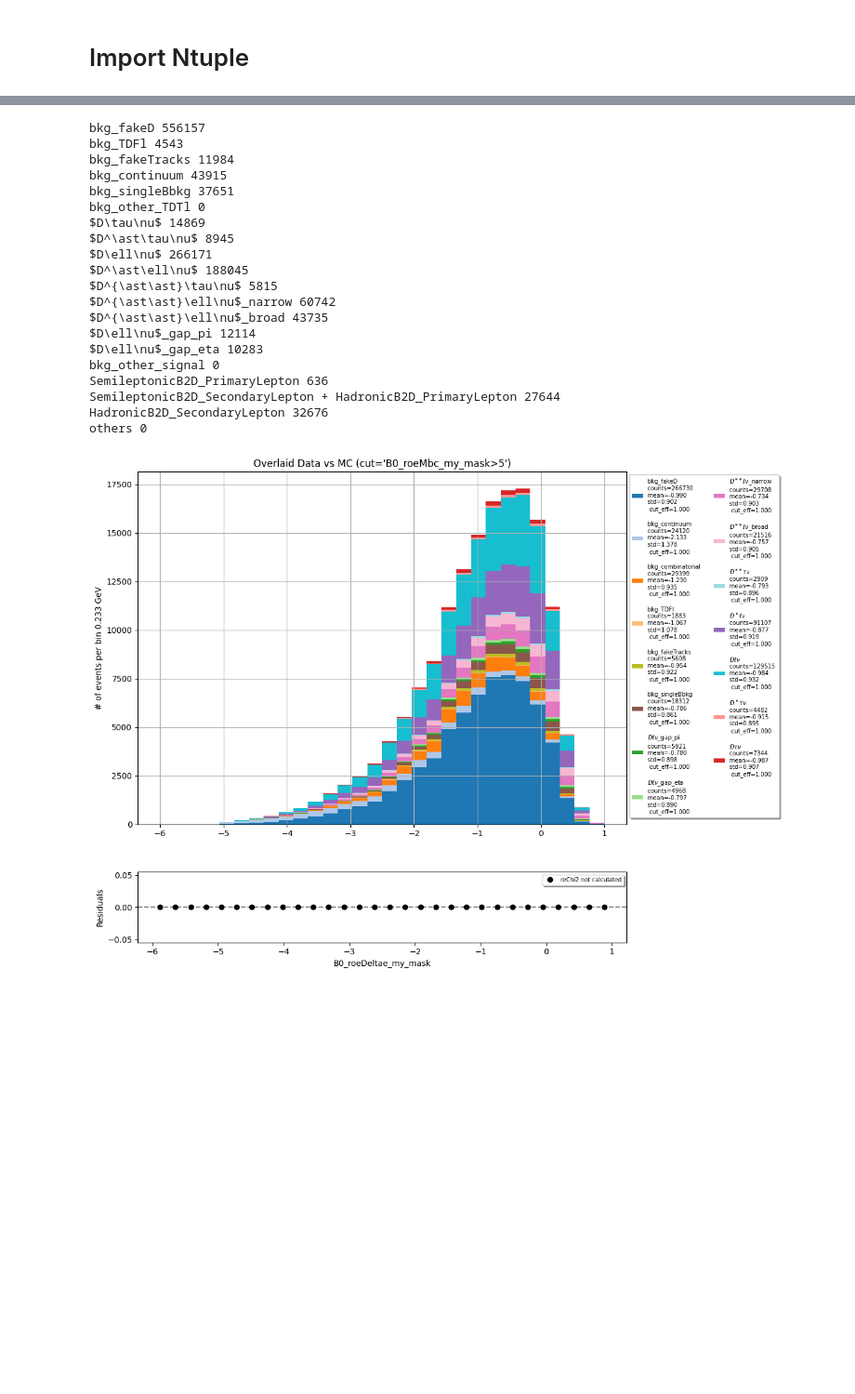
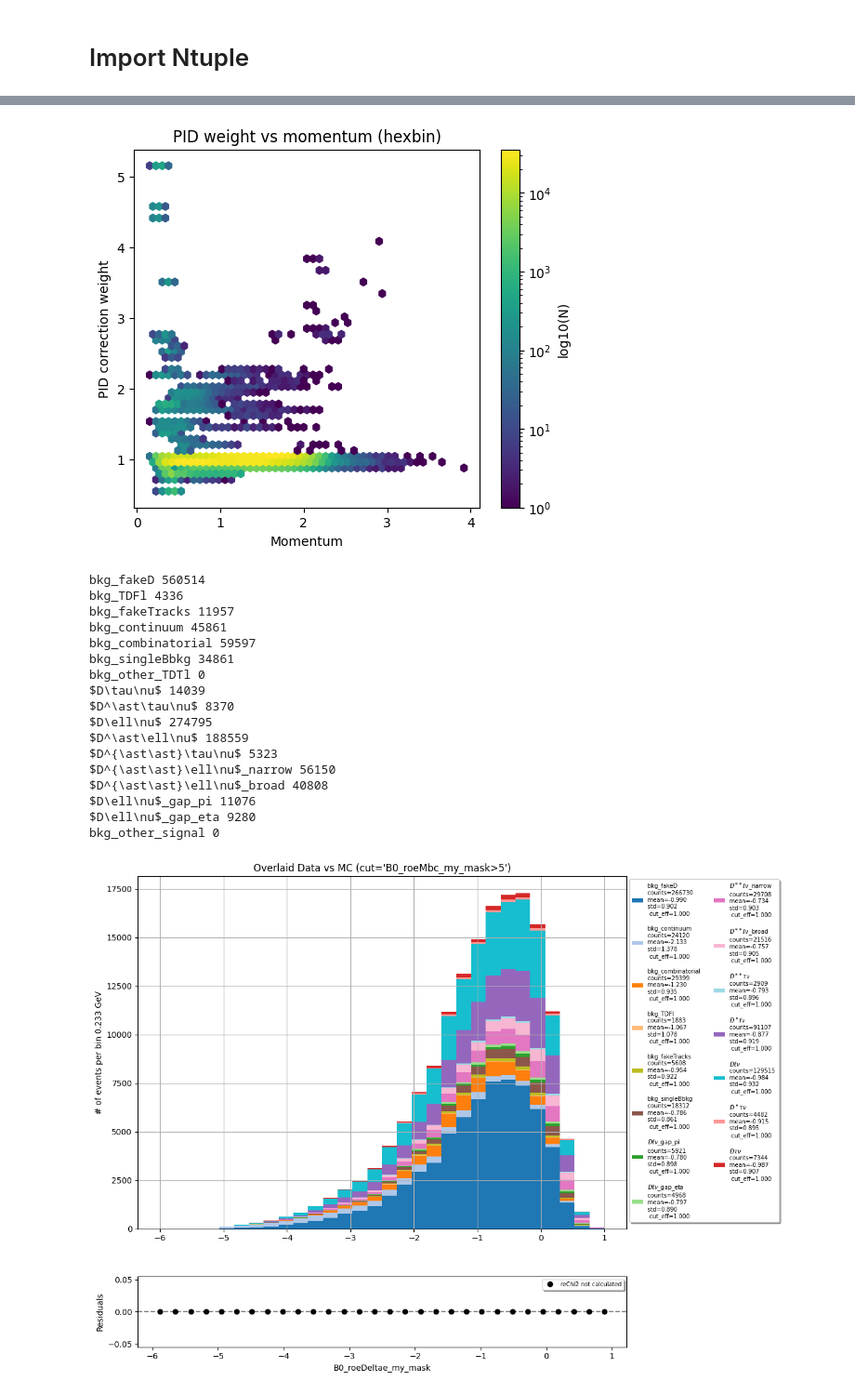
Before and after one commit to zjkjsd/inclusive_R_D, a Jupyter notebook: Notebooks/Plotting/2_PlotNtuple_norm.ipynb, the cells around one changed output, grey strips where cells are left out. Shown at 93% size. Cells and saved outputs as stored; diff of their text form; code cells hidden in the pictures; blank space fills up the shorter version.

```diff
--- a/Notebooks/Plotting/2_PlotNtuple_norm.ipynb
+++ b/Notebooks/Plotting/2_PlotNtuple_norm.ipynb
@@ -27,12 +28,12 @@ lgb_loose = 'sig_prob>0.6 and fakeD_prob<0.5 and continuum_prob<0.5 and combinat
 lgb_comb = 'fakeD_prob<0.1 and continuum_prob<0.1 and combinatorial_prob>0.7'
 
 # Load data files
-MC_4S_loose = uproot.concatenate(['../../Samples/MC16rd/e_channel/lgb_loose_BDT1.root:B0'],
+MC_4S_loose = uproot.concatenate(['../../Samples/MC16rd/e_channel/lgb_loose_BDT1_2.root:B0'],
                           library="np",
                           cut = cut,
                           filter_branch=lambda branch: branch.name in columns)
 
-data_4S_loose = uproot.concatenate(['../../Samples/Data/e_channel/proc16_4S_lgb_loose_BDT1.root:B0'],
+data_4S_loose = uproot.concatenate(['../../Samples/Data/e_channel/proc16_4S_lgb_loose_BDT1_2.root:B0'],
                           library="np",
                           cut = cut,
                           filter_branch=lambda branch: branch.name in columns)
@@ -61,2 +121,15 @@ mpl_mc15ri_4S=util.mpl(samples_mc15ri_4S,df_data_4S_loose)
+# %%
+plt.figure(figsize=(6, 5))
+hb = plt.hexbin(df_mc_4S_loose["ell_CMS_p"], df_mc_4S_loose["total_PID_weight"],
+    gridsize=50,
+    bins="log",   # log density is very helpful
+)
+plt.xlabel("Momentum")
+plt.ylabel("PID correction weight")
+plt.title("PID weight vs momentum (hexbin)")
+plt.colorbar(hb, label="log10(N)")
+plt.show()
+# %% [output]
+[figure, added]
 # %%
 samples=util.classify_mc_dict(df_mc_4S_loose, 'e', template=False)
@@ -73,27 +146,24 @@ mpl_subcat=util.mpl(samples_subcat, df_data_4S_loose)
 # %%
-for name, df in samples_subcat.items():
+for name, df in samples.items():
     print(name, len(df))
 # %% [output]
-bkg_fakeD 556157
-bkg_TDFl 4543
-bkg_fakeTracks 11984
-bkg_continuum 43915
-bkg_singleBbkg 37651
+bkg_fakeD 560514
+bkg_TDFl 4336
+bkg_fakeTracks 11957
+bkg_continuum 45861
+bkg_combinatorial 59597
+bkg_singleBbkg 34861
 bkg_other_TDTl 0
-$D\tau\nu$ 14869
-$D^\ast\tau\nu$ 8945
-$D\ell\nu$ 266171
-$D^\ast\ell\nu$ 188045
-$D^{\ast\ast}\tau\nu$ 5815
-$D^{\ast\ast}\ell\nu$_narrow 60742
-$D^{\ast\ast}\ell\nu$_broad 43735
-$D\ell\nu$_gap_pi 12114
-$D\ell\nu$_gap_eta 10283
+$D\tau\nu$ 14039
+$D^\ast\tau\nu$ 8370
+$D\ell\nu$ 274795
+$D^\ast\ell\nu$ 188559
+$D^{\ast\ast}\tau\nu$ 5323
+$D^{\ast\ast}\ell\nu$_narrow 56150
+$D^{\ast\ast}\ell\nu$_broad 40808
+$D\ell\nu$_gap_pi 11076
+$D\ell\nu$_gap_eta 9280
 bkg_other_signal 0
-SemileptonicB2D_PrimaryLepton 636
-SemileptonicB2D_SecondaryLepton + HadronicB2D_PrimaryLepton 27644
-HadronicB2D_SecondaryLepton 32676
-others 0
 # %%
 # showing the fake D and sidebands in D_M
 b1 = np.linspace(-6,1,31)
```
Also changed, not shown: parts of 25 cells of this notebook, 18 other files.
